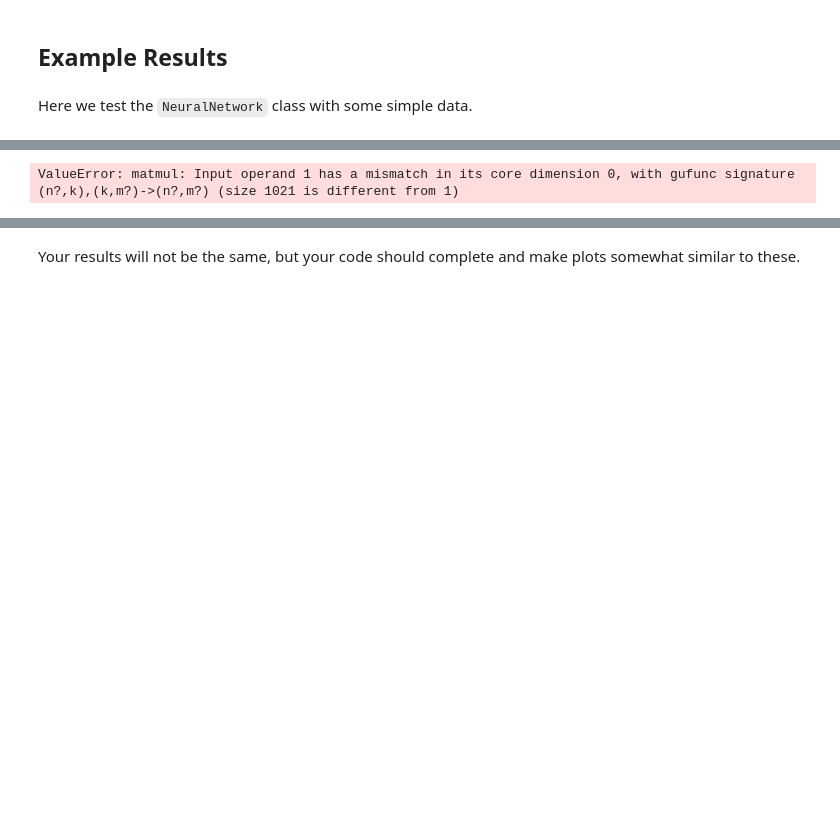
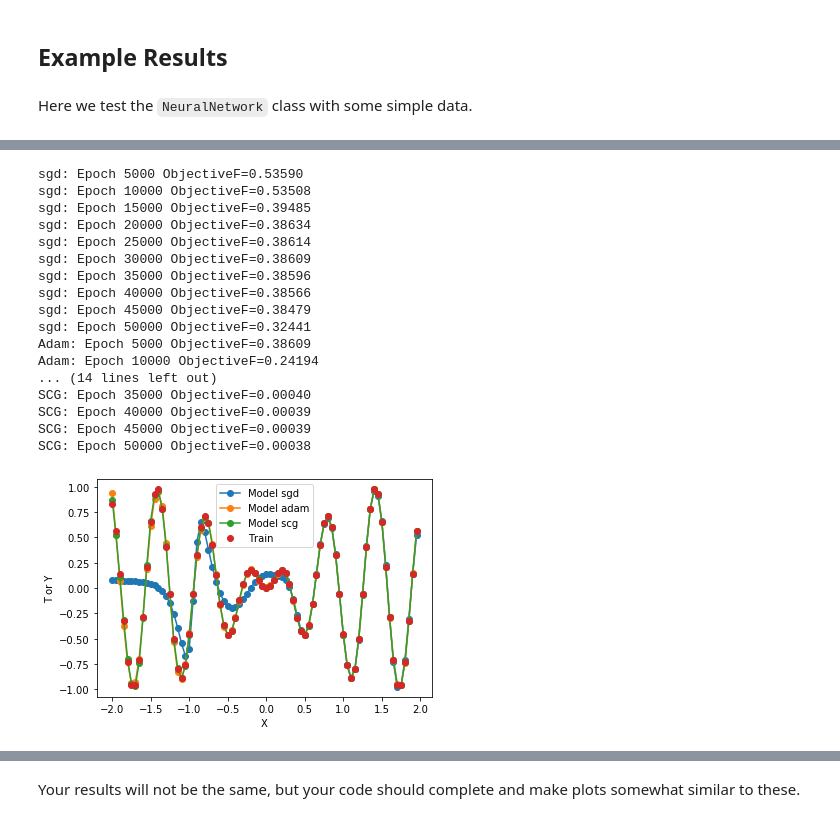
Before and after one commit to giantsda/CS545, a Jupyter notebook: HW/Chen-A2.ipynb, the cells around one changed output, grey strips where cells are left out. Saved outputs shown, nothing was run; the diff lists cells and outputs as text; code cells hidden in the pictures; blank space fills up the shorter version.

```diff
--- a/HW/Chen-A2.ipynb
+++ b/HW/Chen-A2.ipynb
@@ -394,36 +433,46 @@ Here we test the `NeuralNetwork` class with some simple data.
 # %%
 import numpy as np
 import matplotlib.pyplot as plt
 %matplotlib inline
 
 import neuralnetwork as nn
 
-#%% main functions
-
 X = np.arange(-2, 2, 0.05).reshape(-1, 1)
 T = np.sin(X) * np.sin(X * 10)
 
 errors = []
 n_epochs = 1000
-method_rhos = [
-
-#                 ('adam', 0.01),
-                ('scg', None)]
+method_rhos = [('sgd', 0.02),
+               ('adam', 0.01),
+               ('scg', None)]
 
 for method, rho in method_rhos:
-    nnet = nn.NeuralNetwork(X.shape[1], [30, 30], 1)
-    nnet.train(X, T, n_epochs, method=method, learning_rate=rho)
+    nnet = nn.NeuralNetwork(X.shape[1], [10, 10], 1)
+    nnet.train(X, T, 50000, method=method, learning_rate=rho)
     Y = nnet.use(X)
     plt.plot(X, Y, 'o-', label='Model ' + method)
-    plt.plot(X, T, 'o', label='Train')
     errors.append(nnet.get_error_trace())
-    plt.show()
-    exit()
-
 
 plt.plot(X, T, 'o', label='Train')
 plt.xlabel('X')
 plt.ylabel('T or Y')
 plt.legend();
 # %% [output]
-ValueError: matmul: Input operand 1 has a mismatch in its core dimension 0, with gufunc signature (n?,k),(k,m?)->(n?,m?) (size 1021 is different from 1)
+sgd: Epoch 5000 ObjectiveF=0.53590
+sgd: Epoch 10000 ObjectiveF=0.53508
+sgd: Epoch 15000 ObjectiveF=0.39485
+sgd: Epoch 20000 ObjectiveF=0.38634
+sgd: Epoch 25000 ObjectiveF=0.38614
+sgd: Epoch 30000 ObjectiveF=0.38609
+sgd: Epoch 35000 ObjectiveF=0.38596
+sgd: Epoch 40000 ObjectiveF=0.38566
+sgd: Epoch 45000 ObjectiveF=0.38479
+sgd: Epoch 50000 ObjectiveF=0.32441
+Adam: Epoch 5000 ObjectiveF=0.38609
+Adam: Epoch 10000 ObjectiveF=0.24194
+... (14 lines left out)
+SCG: Epoch 35000 ObjectiveF=0.00040
+SCG: Epoch 40000 ObjectiveF=0.00039
+SCG: Epoch 45000 ObjectiveF=0.00039
+SCG: Epoch 50000 ObjectiveF=0.00038
+[figure, added]
```
Also changed, not shown: parts of 11 cells of this notebook, 4 other files.
